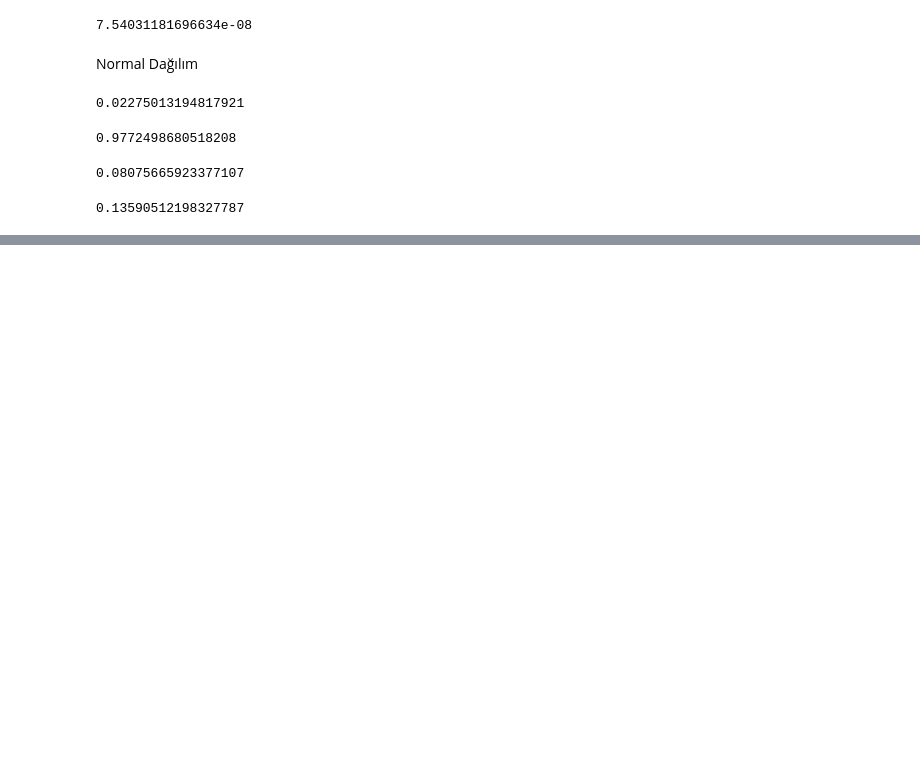
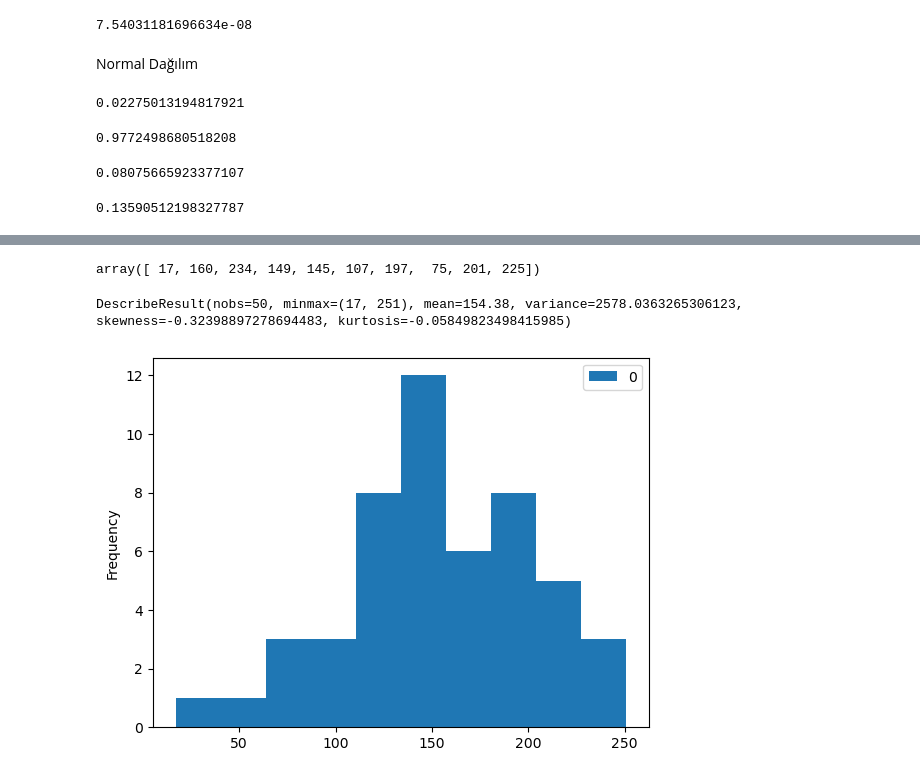
Before and after one commit to MelikeApalak/istatistik, a Jupyter notebook: Veri bilimi için istatistik.ipynb, the cells around one changed output, grey strips where cells are left out. Cells and saved outputs as stored; diff of their text form; code cells hidden in the pictures; blank space fills up the shorter version.

```diff
--- a/Veri bilimi için istatistik.ipynb
+++ b/Veri bilimi için istatistik.ipynb
@@ -231,0 +237,10 @@ norm.cdf(90,80,5) - norm.cdf(85,80,5)
+# %%
+import numpy as np
+olcumler = np.array([17,160,234,149,145,107,197,75,201,225,211,119,
+                    157,145,127,244,163,114,145,65,112,185,202,146,
+                    203,224,203,114,188,156,187,154,177,95,165,50,110,
+                    216,138,151,166,135,155,84,251,173,131,207,121,120])
+# %%
+olcumler[0:10]
+# %% [output]
+array([ 17, 160, 234, 149, 145, 107, 197,  75, 201, 225])
@@ -231,0 +249,4 @@ norm.cdf(90,80,5) - norm.cdf(85,80,5)
+# %%
+stats.describe(olcumler)
+# %% [output]
+DescribeResult(nobs=50, minmax=(17, 251), mean=154.38, variance=2578.0363265306123, skewness=-0.32398897278694483, kurtosis=-0.05849823498415985)
@@ -231,0 +256,6 @@ norm.cdf(90,80,5) - norm.cdf(85,80,5)
+# %%
+import pandas as pd
+#histogram
+pd.DataFrame(olcumler).plot.hist();
+# %% [output]
+[figure, added]
```
Also changed, not shown: parts of 23 cells of this notebook.
